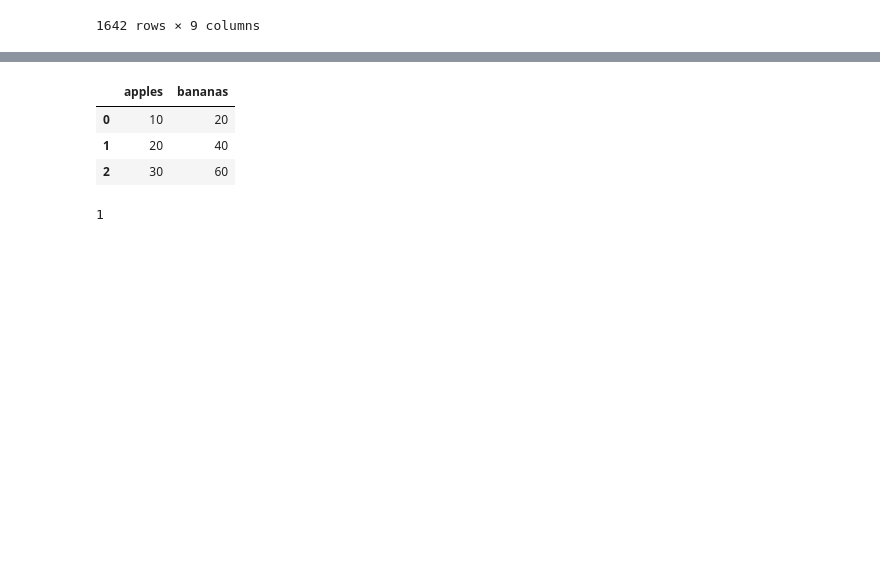
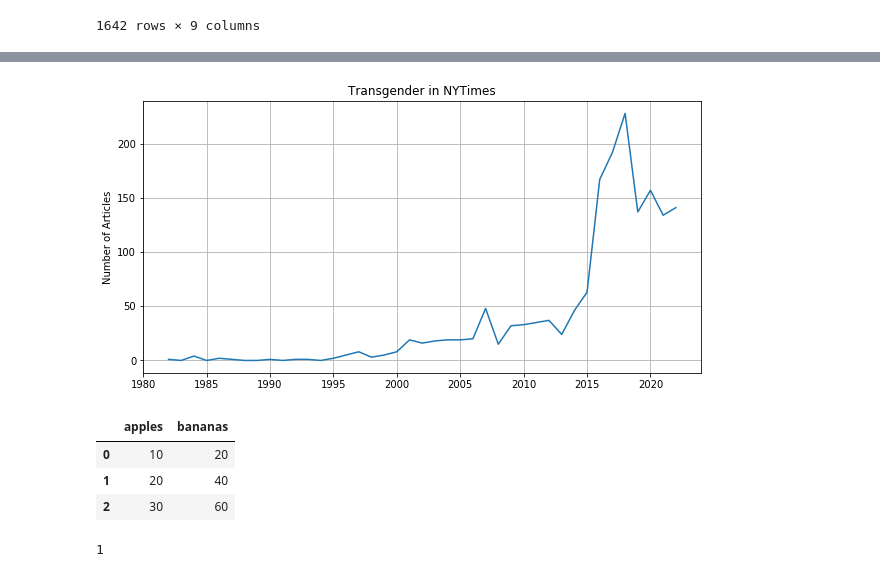
Before and after one commit to julia-claira/NYTimes_Web_Scrape, a Jupyter notebook: NYTimes_Search.ipynb, the cells around one changed output, grey strips where cells are left out. Saved outputs shown, nothing was run; the diff lists cells and outputs as text; code cells hidden in the pictures; blank space fills up the shorter version.

Commit message:
completed graph 1

```diff
--- a/NYTimes_Search.ipynb
+++ b/NYTimes_Search.ipynb
@@ -360,3 +379,16 @@ plt.plot(by_year_db['Category'])
+# %%
+#total/by category/by term
+plt.figure(figsize=(10,5))
+plt.plot(by_year_db['Category'])
+#plt.plot(arts)
+#plt.plot(sports)
+#plt.plot(politics)
+plt.ylabel ("Number of Articles")
+plt.title("Transgender in NYTimes")
+plt.grid()
+plt.show()
+# %% [output]
+[figure, added]
 # %%
 a=[10,20,30]
 test_df=pd.DataFrame({'apples':a})
```
Also changed, not shown: parts of 4 cells of this notebook.
